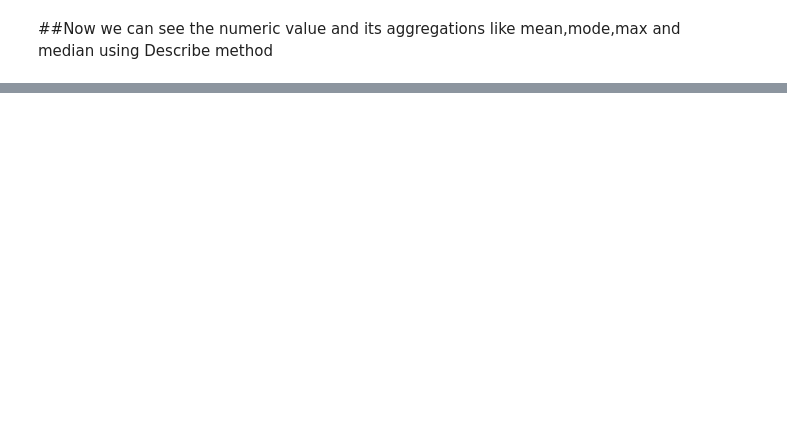
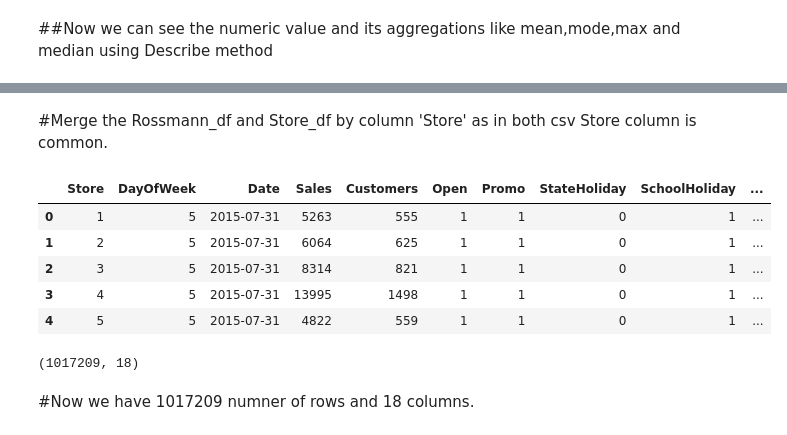
Before and after one commit to Lovejeet-Singh-31/Retail-Sales-Prediction, a Jupyter notebook: Rossmann_Sales_Prediction_Capstone_Project.ipynb, the cells around one changed output, grey strips where cells are left out. Cells and saved outputs as stored; diff of their text form; code cells hidden in the pictures; blank space fills up the shorter version.

```diff
--- a/Rossmann_Sales_Prediction_Capstone_Project.ipynb
+++ b/Rossmann_Sales_Prediction_Capstone_Project.ipynb
@@ -165,0 +260,20 @@ store_df.describe()
+# %% [markdown]
+#Merge the Rossmann_df and Store_df by column 'Store' as in both csv Store column is common.
+# %%
+#mearging the two dataset using pd.merge funtion.
+merge_rossman_store_df = pd.merge(rossmann_df, store_df, on='Store', how='left')
+merge_rossman_store_df.head()
+# %% [output]
+|  | Store | DayOfWeek | Date | Sales | Customers | Open | Promo | StateHoliday | SchoolHoliday | ... |
+| 0 | 1 | 5 | 2015-07-31 | 5263 | 555 | 1 | 1 | 0 | 1 | ... |
+| 1 | 2 | 5 | 2015-07-31 | 6064 | 625 | 1 | 1 | 0 | 1 | ... |
+| 2 | 3 | 5 | 2015-07-31 | 8314 | 821 | 1 | 1 | 0 | 1 | ... |
+| 3 | 4 | 5 | 2015-07-31 | 13995 | 1498 | 1 | 1 | 0 | 1 | ... |
+| 4 | 5 | 5 | 2015-07-31 | 4822 | 559 | 1 | 1 | 0 | 1 | ... |
+# %%
+#checking the shape
+merge_rossman_store_df.shape
+# %% [output]
+(1017209, 18)
+# %% [markdown]
+#Now we have 1017209 numner of rows and 18 columns.
```
Also changed, not shown: parts of 43 cells of this notebook.
